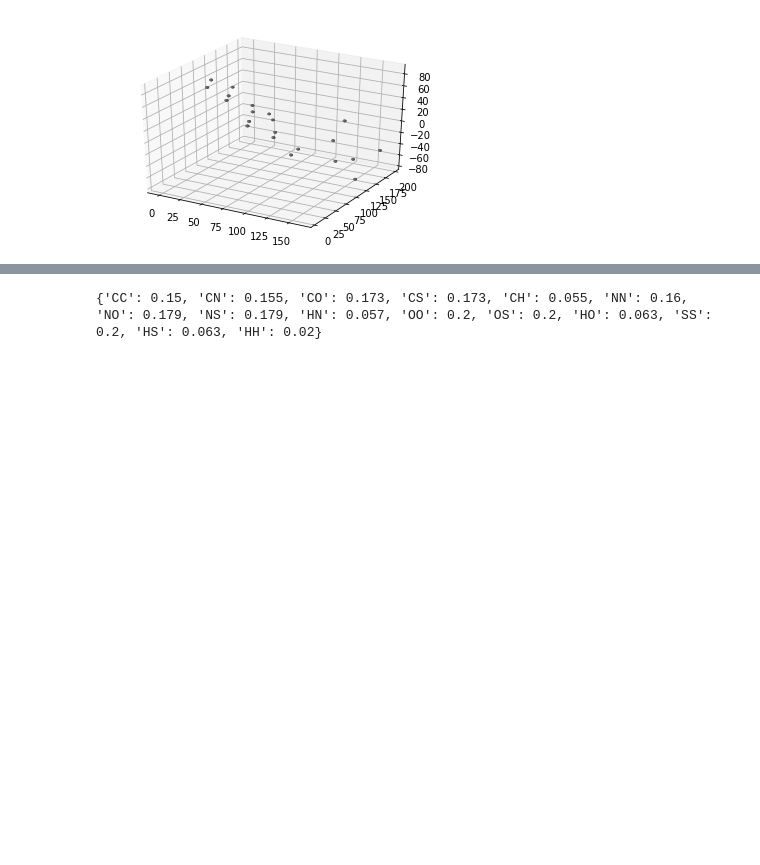
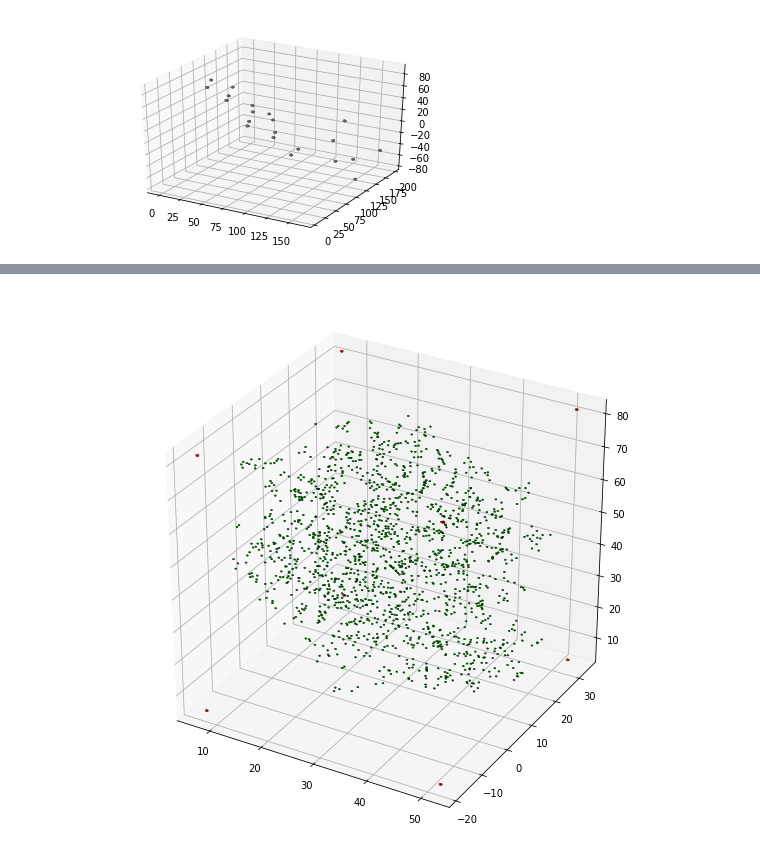
Before and after one commit to savpatpanda/protein, a Jupyter notebook: notebook.ipynb, the cells around one changed output, grey strips where cells are left out. Saved outputs shown, nothing was run; the diff lists cells and outputs as text; code cells hidden in the pictures; blank space fills up the shorter version.

```diff
--- a/notebook.ipynb
+++ b/notebook.ipynb
@@ -127,7 +120,7 @@ def getResidues(pdbFile:str):
   for line in pdb:
       maxSubLength = len("ATOM    179  O   LYS A  22       7.513 -14.365  20.571")
       elements = line[:maxSubLength].split()
-      if elements[0] == "ATOM" or "HETATM" and elements[2] not in ["CA", "N", "O", "C"]:
+      if elements[0] == "ATOM" and elements[2] not in ["CA", "N", "O", "C"]:
           if len(elements) < 9:
             left = elements[2][:3]
             right = elements[2][3:]
@@ -155,7 +148,7 @@ def getResidues(pdbFile:str):
       atoms = []
       atomDf = df.get_group(key)
       for index, row in atomDf.iterrows():
-        atoms.append(Atom(row["x"], row["y"], row["z"], row["atomType"], row["residueCode"]))
+        atoms.append(Atom(row["x"], row["y"], row["z"], row["atomType"], row["residueCode"], charge = 0))
       residues.append(Residue(atoms, atomDf["x"].mean(), atomDf["y"].mean(), atomDf["z"].mean()))
       allProteinAtoms.extend(atoms)
   return allProteinAtoms, residues
@@ -233,18 +209,15 @@ def potentialEnergy(proteinSet, compoundSet):
       distance = math.sqrt( (i.position[0] - j.position[0])**2 + (i.position[1] - j.position[1])**2 + (i.position[2] - j.position[2])**2)
       if distance > cutOffDistance: #optional cutoff for particles too far away
         continue
-      totalEnergy += (LJ(i.atomType, j.atomType, distance) + electro(i.atomType, j.atomType, distance)
+      totalEnergy += (LJ(i.atomType, j.atomType, distance) + electro(i.atomType, j.atomType, distance))
   return totalEnergy
-# %% [output]
-{'CC': 0.15, 'CN': 0.155, 'CO': 0.173, 'CS': 0.173, 'CH': 0.055, 'NN': 0.16, 'NO': 0.179, 'NS': 0.179, 'HN': 0.057, 'OO': 0.2, 'OS': 0.2, 'HO': 0.063, 'SS': 0.2, 'HS': 0.063, 'HH': 0.02}
 # %%
-from itertools import combinations
-def boundingBox(atoms, getPosition):
+def boundingBox(atoms):
   minX, maxX = float('inf'), float('-inf')
   minY, maxY = float('inf'), float('-inf')
   minZ, maxZ = float('inf'), float('-inf')
   for atom in atoms:
-    x,y,z = getPosition(atom)
+    x,y,z = atom
     minX, maxX = min(minX, x), max(maxX, x)
     minY, maxY = min(minY, y), max(maxY, y)
     minZ, maxZ = min(minZ, z), max(maxZ, z)
@@ -255,3 +228,34 @@ def boundingBox(atoms, getPosition):
         boundbox.append((x,y,z))
   volume = (maxX - minX) * (maxY - minY) * (maxZ - minZ)
   return boundbox, volume
+# %%
+from proteinModel import rotate, rotationMatrix
+from itertools import combinations
+
+%matplotlib inline
+def findMinBoundingBox(atoms, getPosition, rotateX, rotateY, rotateZ):
+  deltas = range(0, 90, 5)
+  smallestVolume, smallestBoundingBox, opt = float('inf'), None, None
+  finalAtoms = None
+  for dx,dy,dz in combinations(deltas, 3):
+    vector = [getPosition(a) for a in atoms]
+    atomSet = rotate(vector, rotationMatrix(dx, dy, dz))
+    boundbox, volume = boundingBox(atomSet)
+    if volume < smallestVolume:
+      smallestVolume = volume
+      smallestBoundingBox = boundbox
+      opt = (dx, dy, dz)
+      finalAtoms = atomSet
+
+  return smallestVolume, smallestBoundingBox, opt, finalAtoms
+
+atoms, residues = getResidues('data/1ikf.pdb')
+_, bb, _, finalAtoms = findMinBoundingBox(atoms, lambda x : x.position, 30, 0, 0)
+fig = plt.figure()
+fig.set_size_inches(10, 10)
+ax = fig.add_subplot(111, projection='3d')
+plotAtoms(ax, finalAtoms, color = "green", radius = 0.2)
+plotAtoms(ax, bb, color = "red", radius = 0.3)
+plt.show()
+# %% [output]
+[figure, added]
```
Also changed, not shown: parts of 4 cells of this notebook.
